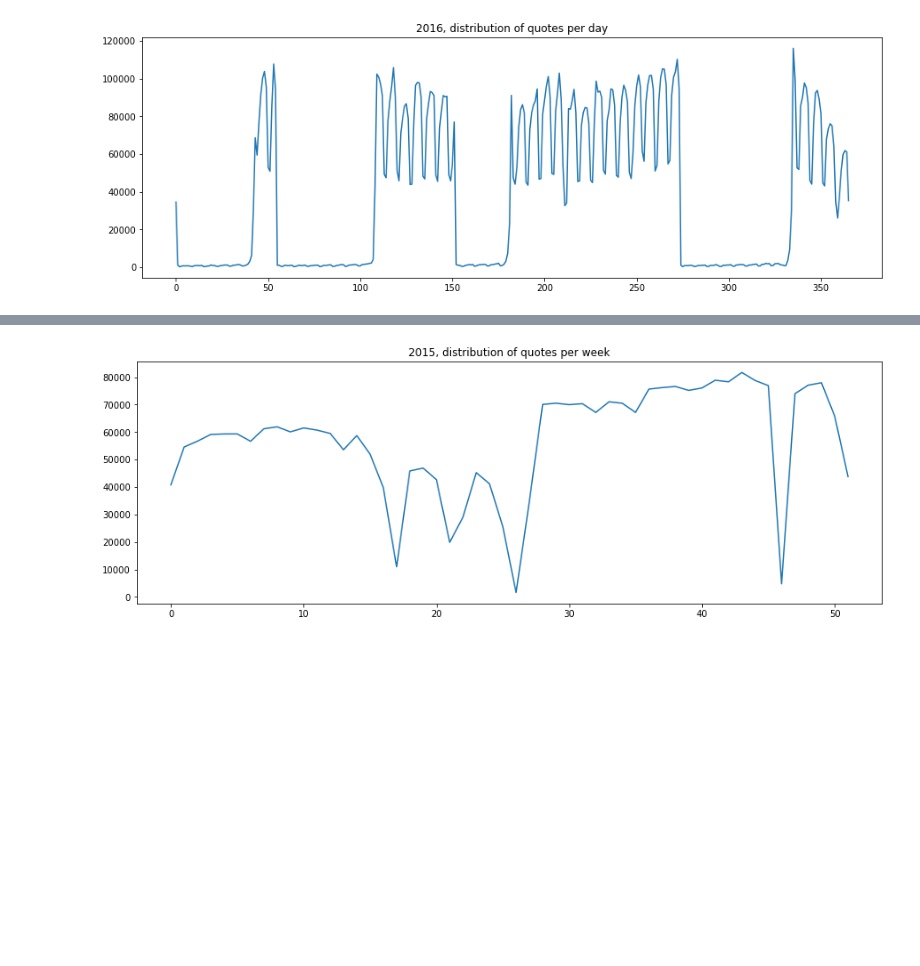
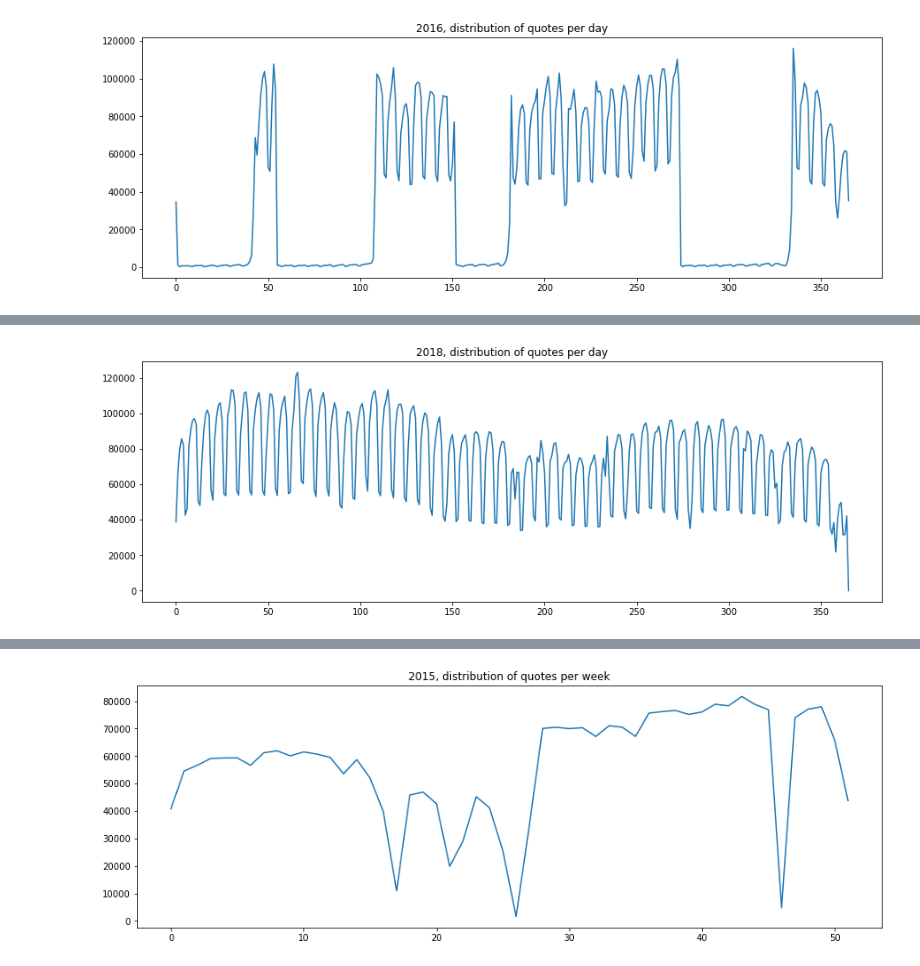
Before and after one commit to epfl-ada/ada-2021-project-abracadabra, a Jupyter notebook: Dictionaries for the years.ipynb, the cells around one changed output, grey strips where cells are left out. Cells and saved outputs as stored; diff of their text form; code cells hidden in the pictures; blank space fills up the shorter version.

```diff
--- a/Dictionaries for the years.ipynb
+++ b/Dictionaries for the years.ipynb
@@ -143,0 +346,4 @@ plot_year('2016', dict_2015_2016, "2016, distribution of quotes per day", legend
+# %%
+plot_year('2018', dict_years, "2018, distribution of quotes per day", legend = False)
+# %% [output]
+[figure, added]
```
Also changed, not shown: parts of 6 cells of this notebook.
